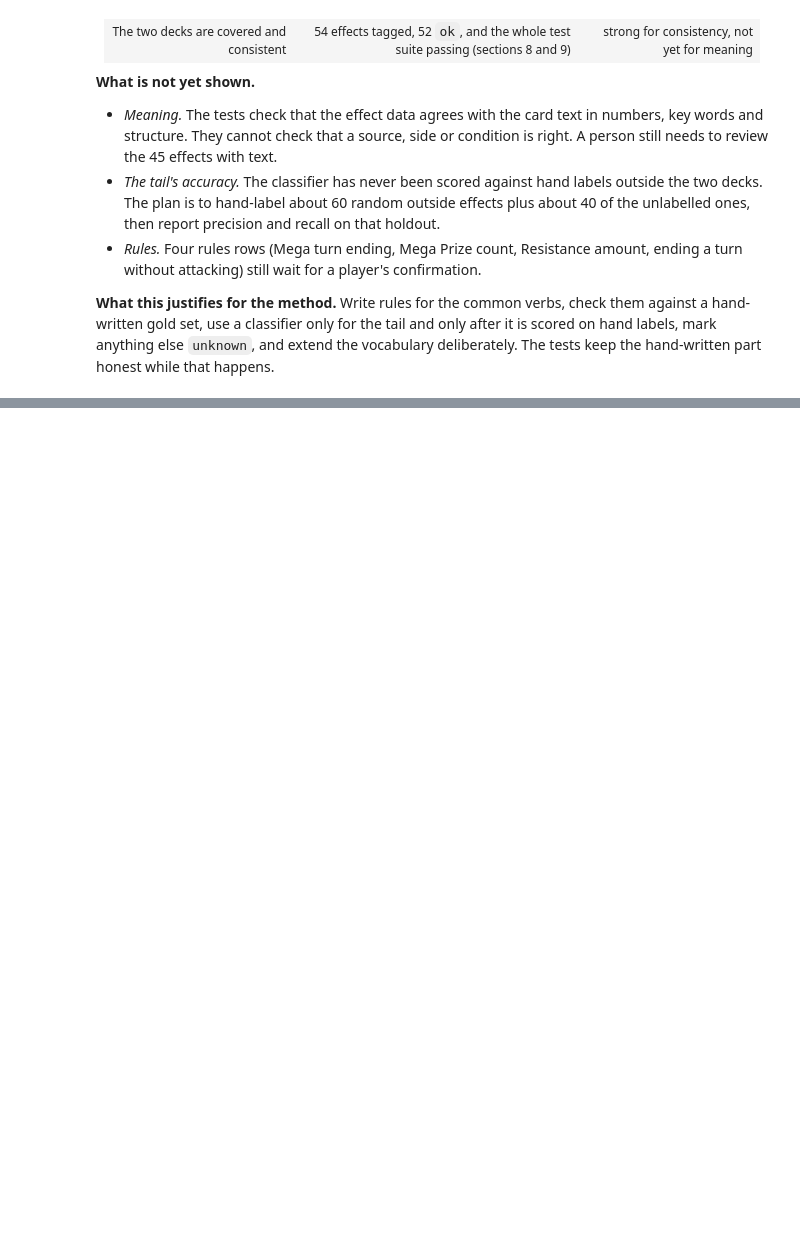
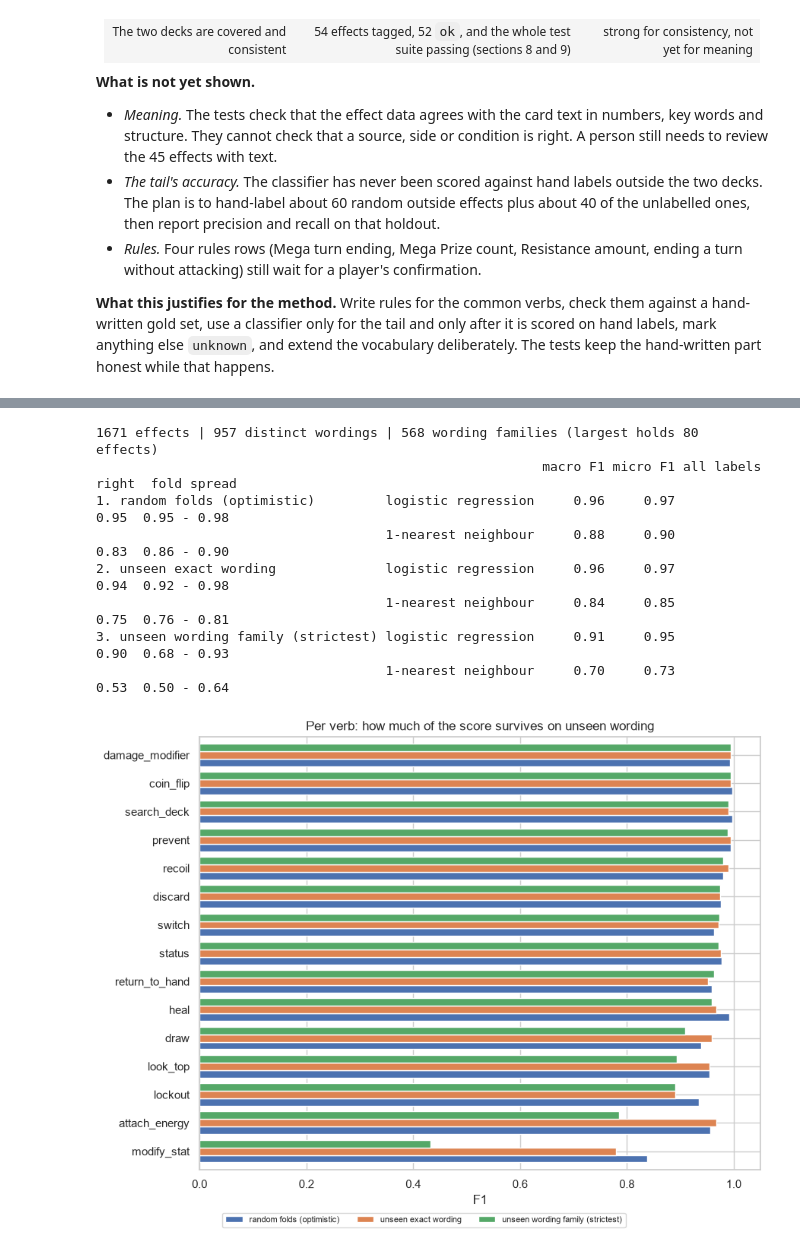
Before and after one commit to tam-pr/tcg_bot, a Jupyter notebook: notebooks/edas/eda_tagging.ipynb, the cells around one changed output, grey strips where cells are left out. Drawn from its saved outputs; the diff is of its cells as text; code cells hidden in the pictures; blank space fills up the shorter version.

```diff
--- a/notebooks/edas/eda_tagging.ipynb
+++ b/notebooks/edas/eda_tagging.ipynb
@@ -709,0 +722,75 @@ ax.set_xlabel("test cases"); ax.set_title("The test suite behind this analysis")
+# %%
+# --- Cross-validation that does not let the same wording sit in both train and test
+from scipy.sparse.csgraph import connected_components
+from scipy.sparse import csr_matrix
+from sklearn.pipeline import make_pipeline
+from sklearn.model_selection import KFold, GroupKFold
+from sklearn.feature_extraction.text import TfidfVectorizer
+from sklearn.metrics.pairwise import cosine_similarity
+from sklearn.linear_model import LogisticRegression
+from sklearn.multiclass import OneVsRestClassifier
+from sklearn.neighbors import KNeighborsClassifier
+from sklearn.metrics import f1_score
+
+usable = [k for k in labels if fx[k].sum() >= 15]
+text = fx["masked"].to_numpy()
+Y = fx[usable].to_numpy(dtype=int)
+
+def logreg():      # TF-IDF is inside the pipeline, so it is fitted on the training folds only
+    return make_pipeline(TfidfVectorizer(ngram_range=(1, 2), sublinear_tf=True),
+                         OneVsRestClassifier(LogisticRegression(max_iter=2000, C=10, class_weight="balanced")))
+def nearest():     # baseline: copy the labels of the most similar training effect
+    return make_pipeline(TfidfVectorizer(ngram_range=(1, 2), sublinear_tf=True),
+                         KNeighborsClassifier(n_neighbors=1, metric="cosine"))
+
+def cross_validate(make, splitter, groups=None):
+    pred = np.zeros_like(Y); fold_f1 = []
+    for tr, te in splitter.split(text, Y, groups):
+        pred[te] = make().fit(text[tr], Y[tr]).predict(text[te])
+        fold_f1.append(f1_score(Y[te], pred[te], average="macro", zero_division=0))
+    return pred, fold_f1
+
+def summarise(pred, fold_f1):
+    return {"macro F1": f1_score(Y, pred, average="macro", zero_division=0),
+            "micro F1": f1_score(Y, pred, average="micro", zero_division=0),
+            "all labels right": (pred == Y).all(axis=1).mean(),
+            "fold spread": f"{min(fold_f1):.2f} - {max(fold_f1):.2f}"}
+
+# group 1: identical masked wording.  group 2: "wording families" (chains of effects with cosine >= 0.7)
+same_wording = pd.factorize(fx["masked"])[0]
+S = cosine_similarity(TfidfVectorizer(ngram_range=(1, 2), sublinear_tf=True).fit_transform(text))
+family = connected_components(csr_matrix(S >= 0.7), directed=False)[1]
+print(f"{len(fx)} effects | {same_wording.max() + 1} distinct wordings | {family.max() + 1} wording families "
+      f"(largest holds {np.bincount(family).max()} effects)")
+
+settings = {
+    "1. random folds (optimistic)":          (KFold(5, shuffle=True, random_state=0), None),
+    "2. unseen exact wording":               (GroupKFold(5), same_wording),
+    "3. unseen wording family (strictest)":  (GroupKFold(5), family),
+}
+rows, preds = {}, {}
+for name, (splitter, groups) in settings.items():
+    for model_name, make in (("logistic regression", logreg), ("1-nearest neighbour", nearest)):
+        pred, folds = cross_validate(make, splitter, groups)
+        rows[(name, model_name)] = summarise(pred, folds); preds[(name, model_name)] = pred
+cv_table = pd.DataFrame(rows).T
+print(cv_table.to_string(float_format=lambda v: f"{v:.2f}"))
+
+per_label = pd.DataFrame({name.split(". ")[1]: f1_score(Y, preds[(name, "logistic regression")], average=None, zero_division=0)
+                          for name in settings}, index=usable)
+per_label["examples"] = Y.sum(axis=0)
+per_label = per_label.sort_values("unseen wording family (strictest)")
+ax = per_label.drop(columns="examples").plot.barh(figsize=(9, 7), width=0.8)
+ax.set_xlim(0, 1.05); ax.set_xlabel("F1"); ax.set_title("Per verb: how much of the score survives on unseen wording")
+ax.legend(loc="upper center", bbox_to_anchor=(0.4, -0.09), ncol=3, fontsize=8); plt.tight_layout(); plt.show()
+print(per_label.to_string(float_format=lambda v: f"{v:.2f}"))
+# %% [output]
+1671 effects | 957 distinct wordings | 568 wording families (largest holds 80 effects)
+                                                         macro F1 micro F1 all labels right  fold spread
+1. random folds (optimistic)         logistic regression     0.96     0.97             0.95  0.95 - 0.98
+                                     1-nearest neighbour     0.88     0.90             0.83  0.86 - 0.90
+2. unseen exact wording              logistic regression     0.96     0.97             0.94  0.92 - 0.98
+                                     1-nearest neighbour     0.84     0.85             0.75  0.76 - 0.81
+3. unseen wording family (strictest) logistic regression     0.91     0.95             0.90  0.68 - 0.93
+                                     1-nearest neighbour     0.70     0.73             0.53  0.50 - 0.64
+[figure, added]
```
Also changed, not shown: parts of 7 cells of this notebook, 5 other files.
